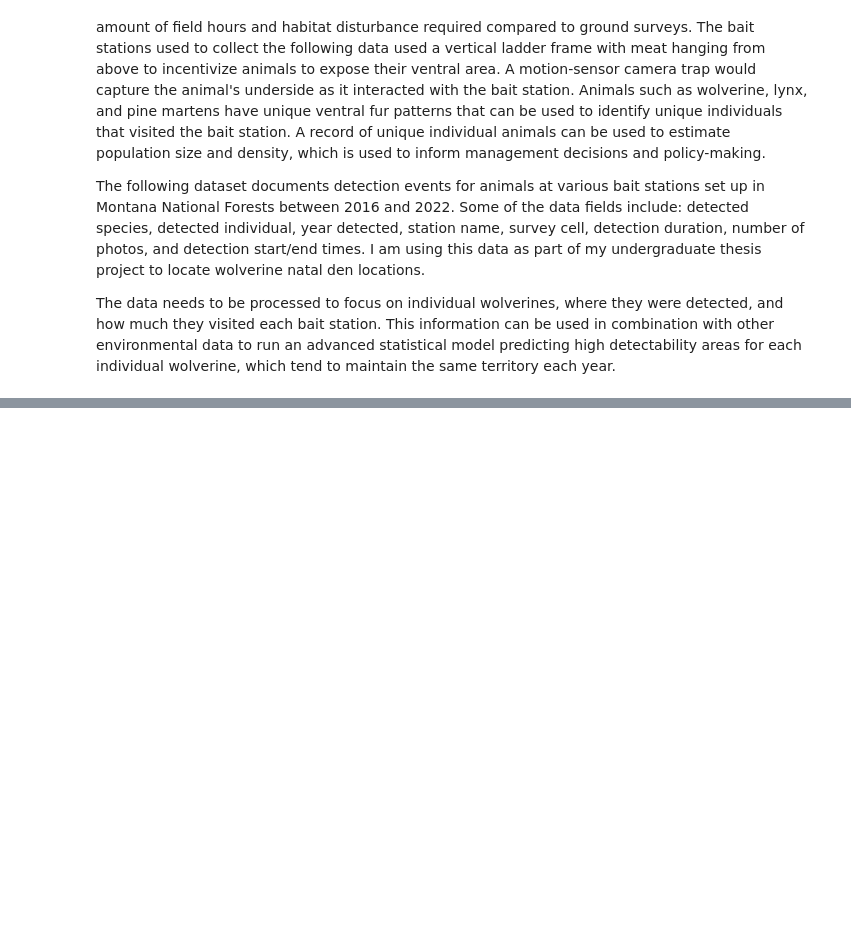
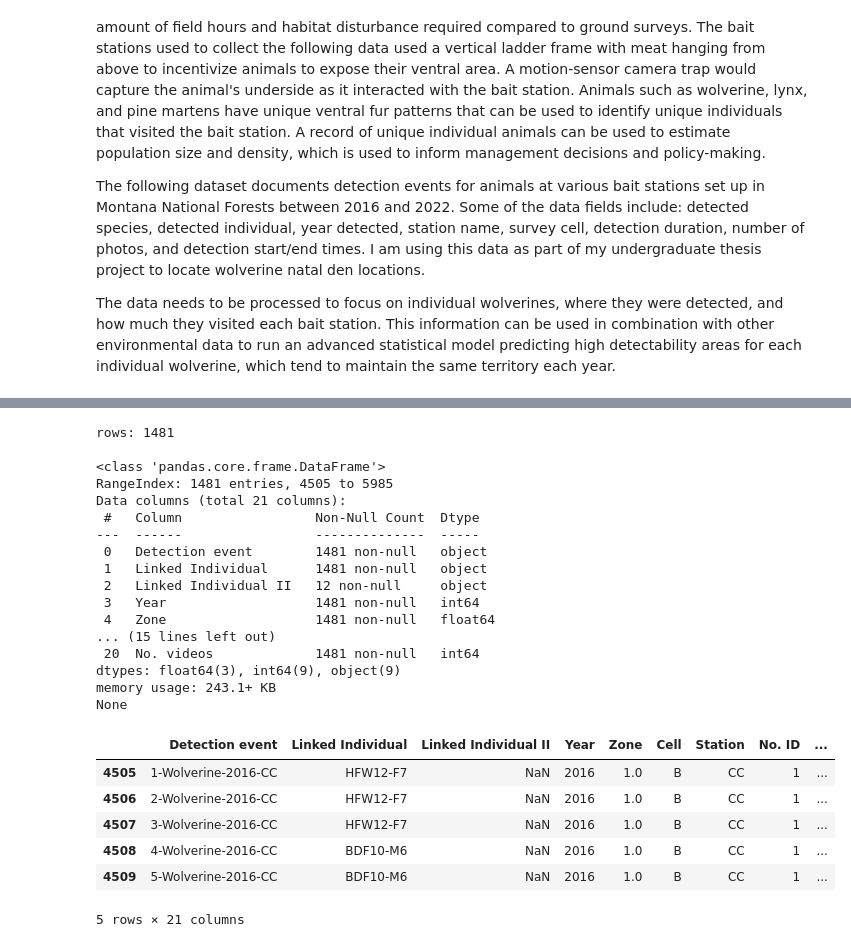
Before and after one commit to bw123111/MLcourse2025, a Jupyter notebook: assignments/Assignment_1.ipynb, the cells around one changed output, grey strips where cells are left out. Cells and saved outputs as stored; diff of their text form; code cells hidden in the pictures; blank space fills up the shorter version.

```diff
--- a/assignments/Assignment_1.ipynb
+++ b/assignments/Assignment_1.ipynb
@@ -577,0 +662,37 @@ The data needs to be processed to focus on individual wolverines, where they wer
+# %%
+# drop all non-wolverine rows
+data.drop(data[data['Species']!='Wolverine'].index, inplace=True)
+print("rows:", data.shape[0], "\n")
+
+# define and drop extraneous columns
+drop_cols = [8,13,17,18,25,26]    # col indexes according to data.info() above.
+data.drop(columns=data.columns[drop_cols], inplace=True)
+
+# print data info and first 5 rows as last check of data
+print(data.info(), "\n")
+data.head()
+# %% [output]
+rows: 1481
+
+<class 'pandas.core.frame.DataFrame'>
+RangeIndex: 1481 entries, 4505 to 5985
+Data columns (total 21 columns):
+ #   Column                 Non-Null Count  Dtype
+---  ------                 --------------  -----
+ 0   Detection event        1481 non-null   object
+ 1   Linked Individual      1481 non-null   object
+ 2   Linked Individual II   12 non-null     object
+ 3   Year                   1481 non-null   int64
+ 4   Zone                   1481 non-null   float64
+... (15 lines left out)
+ 20  No. videos             1481 non-null   int64
+dtypes: float64(3), int64(9), object(9)
+memory usage: 243.1+ KB
+None
+|  | Detection event | Linked Individual | Linked Individual II | Year | Zone | Cell | Station | No. ID | ... |
+| 4505 | 1-Wolverine-2016-CC | HFW12-F7 | NaN | 2016 | 1.0 | B | CC | 1 | ... |
+| 4506 | 2-Wolverine-2016-CC | HFW12-F7 | NaN | 2016 | 1.0 | B | CC | 1 | ... |
+| 4507 | 3-Wolverine-2016-CC | HFW12-F7 | NaN | 2016 | 1.0 | B | CC | 1 | ... |
+| 4508 | 4-Wolverine-2016-CC | BDF10-M6 | NaN | 2016 | 1.0 | B | CC | 1 | ... |
+| 4509 | 5-Wolverine-2016-CC | BDF10-M6 | NaN | 2016 | 1.0 | B | CC | 1 | ... |
+5 rows × 21 columns
```
Also changed, not shown: parts of 6 cells of this notebook.
